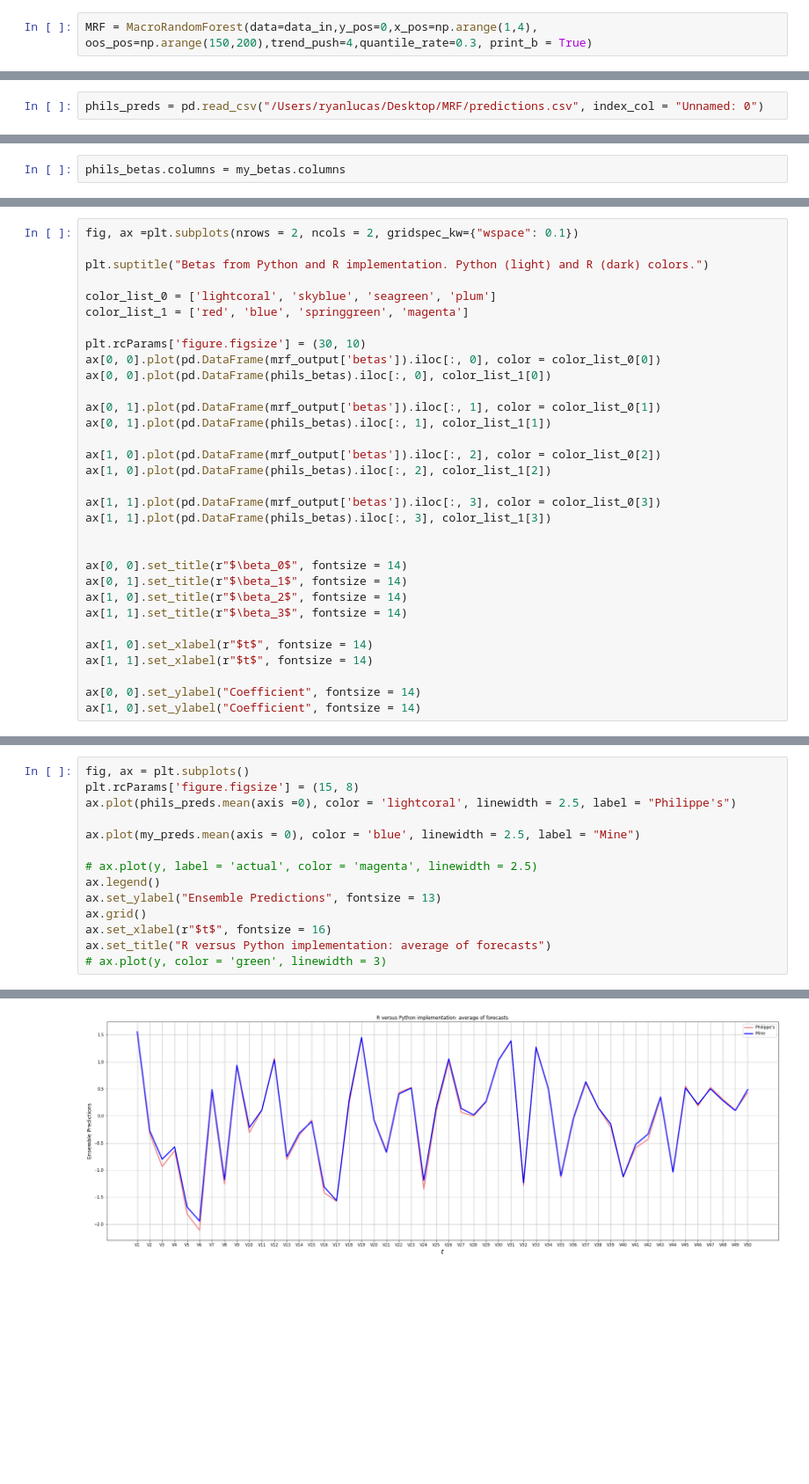
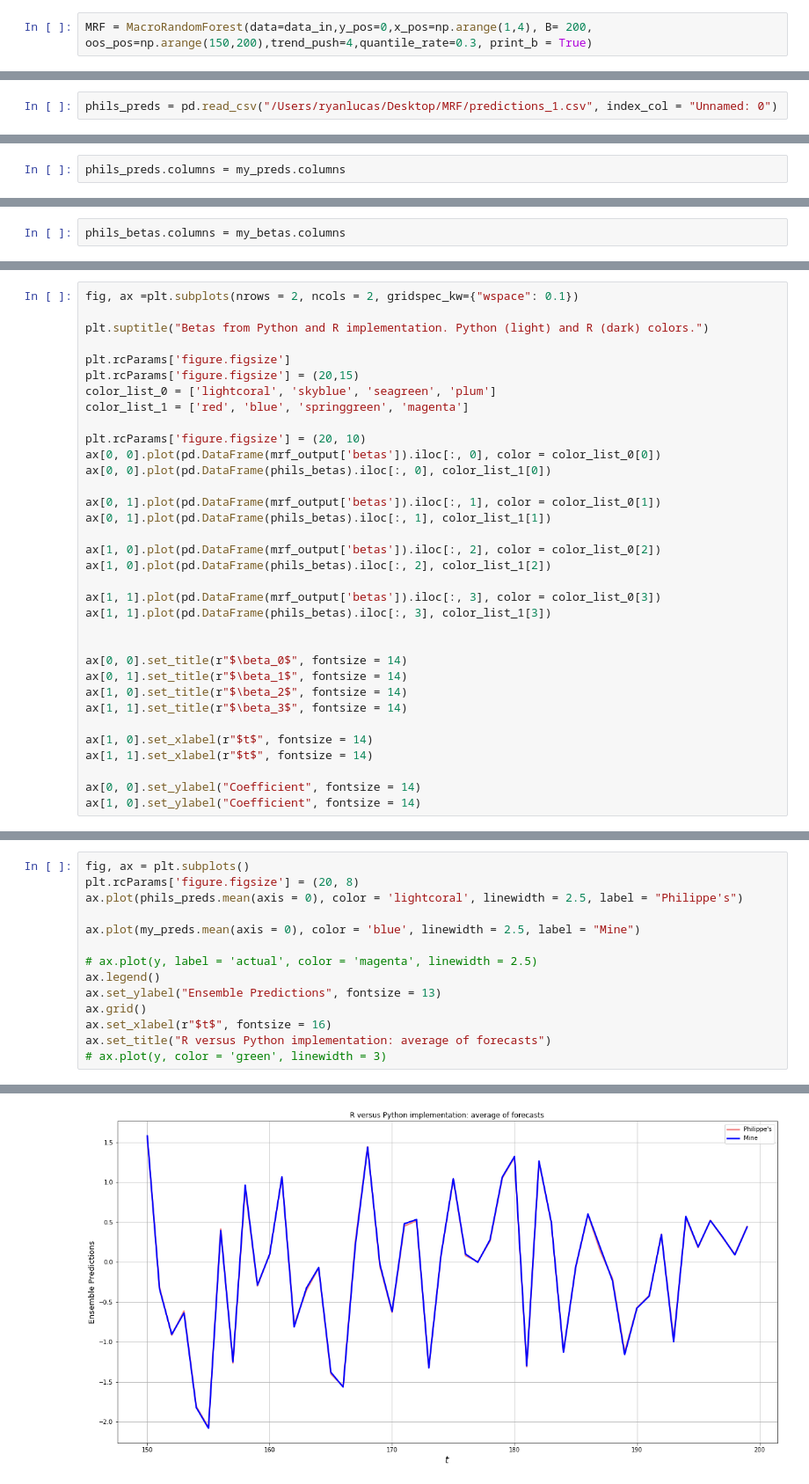
Before and after one commit to RyanLucas3/MacroRandomForest, a Jupyter notebook: MRF copy 6.ipynb, the cells around one changed output, grey strips where cells are left out. Shown at 88% size. Drawn from its saved outputs; the diff is of its cells as text; blank space fills up the shorter version.

```diff
--- a/MRF copy 6.ipynb
+++ b/MRF copy 6.ipynb
@@ -29,7 +32,7 @@ Line #      Hits         Time  Per Hit   % Time  Line Contents
 # %%
 data_in = pd.read_csv("/Users/ryanlucas/Desktop/MRF/MRF_data.csv")
 # %%
-MRF = MacroRandomForest(data=data_in,y_pos=0,x_pos=np.arange(1,4), oos_pos=np.arange(150,200),trend_push=4,quantile_rate=0.3, print_b = True)
+MRF = MacroRandomForest(data=data_in,y_pos=0,x_pos=np.arange(1,4), B= 200, oos_pos=np.arange(150,200),trend_push=4,quantile_rate=0.3, print_b = True)
 # %%
 mrf_output = MRF._ensemble_loop()
 # %% [output]
@@ -45,8 +56,10 @@ KeyboardInterrupt:
 # %%
 y = np.array(mrf_output['YandX'].iloc[150:, 0])
 # %%
-phils_preds = pd.read_csv("/Users/ryanlucas/Desktop/MRF/predictions.csv", index_col = "Unnamed: 0")
+phils_preds = pd.read_csv("/Users/ryanlucas/Desktop/MRF/predictions_1.csv", index_col = "Unnamed: 0")
 # %%
 my_preds = pd.DataFrame(mrf_output['pred_ensemble'])
 # %%
 my_preds.columns = np.arange(150, 200)
+# %%
+phils_preds.columns = my_preds.columns
@@ -79,10 +78,12 @@ fig, ax =plt.subplots(nrows = 2, ncols = 2, gridspec_kw={"wspace": 0.1})
 
 plt.suptitle("Betas from Python and R implementation. Python (light) and R (dark) colors.")
 
+plt.rcParams['figure.figsize']
+plt.rcParams['figure.figsize'] = (20,15)
 color_list_0 = ['lightcoral', 'skyblue', 'seagreen', 'plum']
 color_list_1 = ['red', 'blue', 'springgreen', 'magenta']
 
-plt.rcParams['figure.figsize'] = (30, 10)
+plt.rcParams['figure.figsize'] = (20, 10)
 ax[0, 0].plot(pd.DataFrame(mrf_output['betas']).iloc[:, 0], color = color_list_0[0])
 ax[0, 0].plot(pd.DataFrame(phils_betas).iloc[:, 0], color_list_1[0])
 
@@ -112,7 +124,7 @@ Text(0, 0.5, 'Coefficient')
 # %%
 fig, ax = plt.subplots()
-plt.rcParams['figure.figsize'] = (15, 8)
-ax.plot(phils_preds.mean(axis =0), color = 'lightcoral', linewidth = 2.5, label = "Philippe's")
+plt.rcParams['figure.figsize'] = (20, 8)
+ax.plot(phils_preds.mean(axis = 0), color = 'lightcoral', linewidth = 2.5, label = "Philippe's")
 
 ax.plot(my_preds.mean(axis = 0), color = 'blue', linewidth = 2.5, label = "Mine")
 
@@ -128 +145 @@ Text(0.5, 1.0, 'R versus Python implementation: average of forecasts')
-[figure, old version]
+[figure, new version]
```
Also changed, not shown: parts of 14 cells of this notebook, 10 other files.
